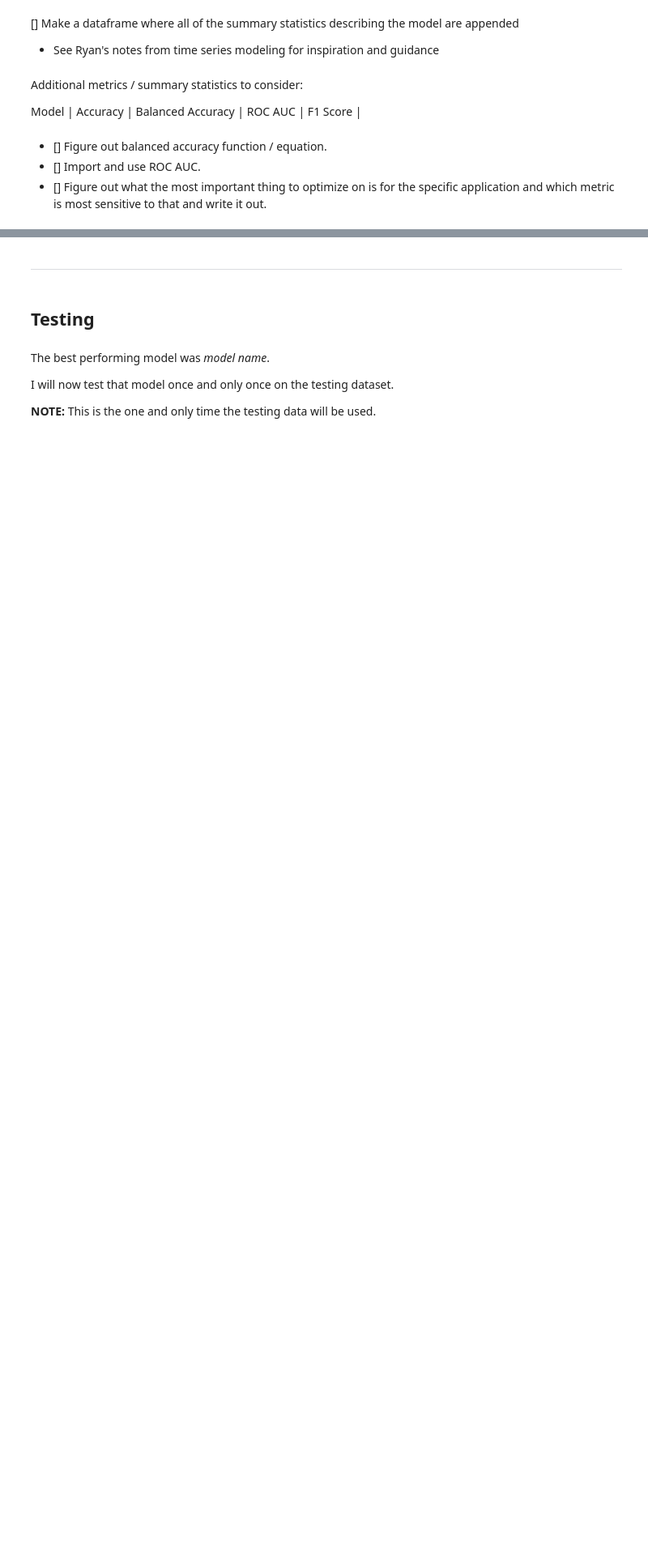
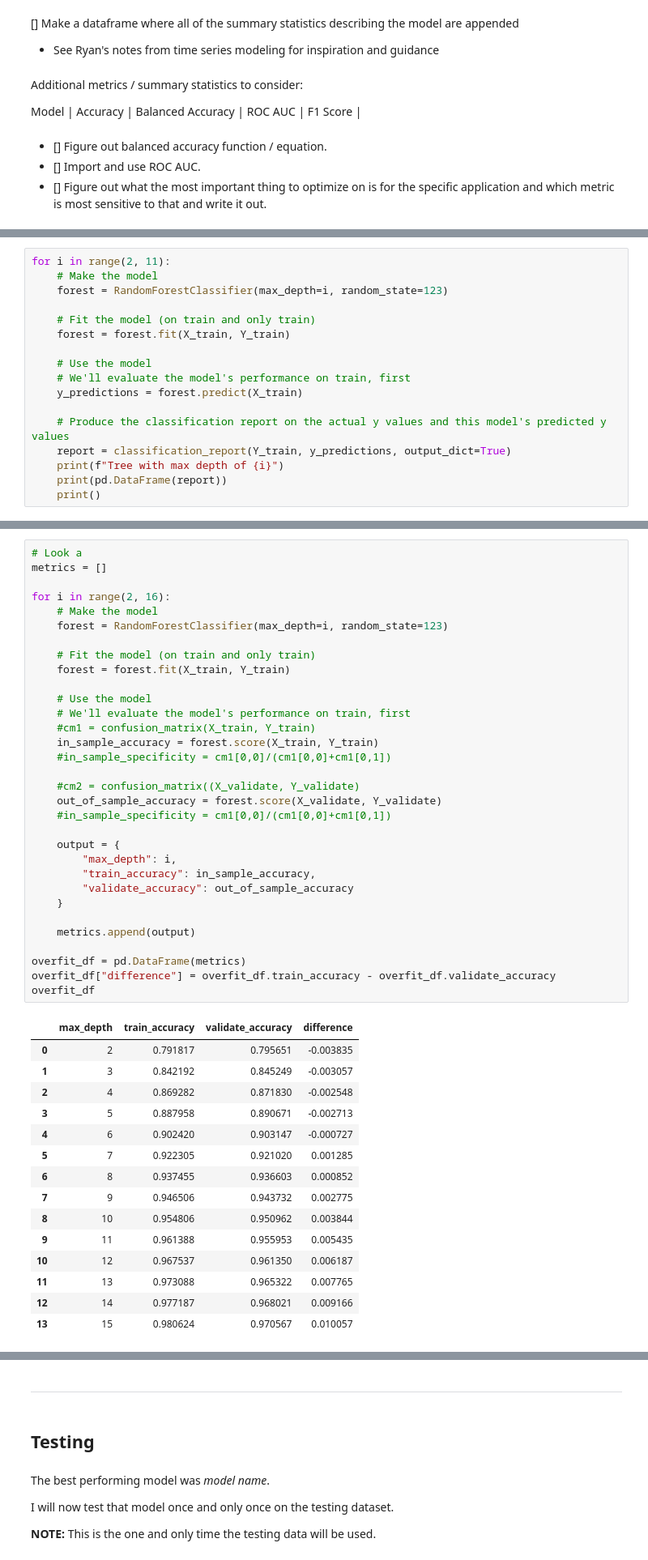
Before and after one commit to Jared-Godar/ecg_anomaly_detection, a Jupyter notebook: report.ipynb, the cells around one changed output, grey strips where cells are left out. Shown at 81% size. Cells and saved outputs as stored; diff of their text form; blank space fills up the shorter version.

```diff
--- a/report.ipynb
+++ b/report.ipynb
@@ -439,0 +489,17 @@ Model                          |   Accuracy |   Balanced Accuracy |   ROC AUC |
+# %%
+for i in range(2, 11):
+    # Make the model
+    forest = RandomForestClassifier(max_depth=i, random_state=123)
+
+    # Fit the model (on train and only train)
+    forest = forest.fit(X_train, Y_train)
+
+    # Use the model
+    # We'll evaluate the model's performance on train, first
+    y_predictions = forest.predict(X_train)
+
+    # Produce the classification report on the actual y values and this model's predicted y values
+    report = classification_report(Y_train, y_predictions, output_dict=True)
+    print(f"Tree with max depth of {i}")
+    print(pd.DataFrame(report))
+    print()
@@ -439,0 +565,48 @@ Model                          |   Accuracy |   Balanced Accuracy |   ROC AUC |
+# %%
+# Look a
+metrics = []
+
+for i in range(2, 16):
+    # Make the model
+    forest = RandomForestClassifier(max_depth=i, random_state=123)
+
+    # Fit the model (on train and only train)
+    forest = forest.fit(X_train, Y_train)
+
+    # Use the model
+    # We'll evaluate the model's performance on train, first
+    #cm1 = confusion_matrix(X_train, Y_train)
+    in_sample_accuracy = forest.score(X_train, Y_train)
+    #in_sample_specificity = cm1[0,0]/(cm1[0,0]+cm1[0,1])
+
+    #cm2 = confusion_matrix((X_validate, Y_validate)
+    out_of_sample_accuracy = forest.score(X_validate, Y_validate)
+    #in_sample_specificity = cm1[0,0]/(cm1[0,0]+cm1[0,1])
+
+    output = {
+        "max_depth": i,
+        "train_accuracy": in_sample_accuracy,
+        "validate_accuracy": out_of_sample_accuracy
+    }
+
+    metrics.append(output)
+
+overfit_df = pd.DataFrame(metrics)
+overfit_df["difference"] = overfit_df.train_accuracy - overfit_df.validate_accuracy
+overfit_df
+# %% [output]
+|  | max_depth | train_accuracy | validate_accuracy | difference |
+| 0 | 2 | 0.791817 | 0.795651 | -0.003835 |
+| 1 | 3 | 0.842192 | 0.845249 | -0.003057 |
+| 2 | 4 | 0.869282 | 0.871830 | -0.002548 |
+| 3 | 5 | 0.887958 | 0.890671 | -0.002713 |
+| 4 | 6 | 0.902420 | 0.903147 | -0.000727 |
+| 5 | 7 | 0.922305 | 0.921020 | 0.001285 |
+| 6 | 8 | 0.937455 | 0.936603 | 0.000852 |
+| 7 | 9 | 0.946506 | 0.943732 | 0.002775 |
+| 8 | 10 | 0.954806 | 0.950962 | 0.003844 |
+| 9 | 11 | 0.961388 | 0.955953 | 0.005435 |
+| 10 | 12 | 0.967537 | 0.961350 | 0.006187 |
+| 11 | 13 | 0.973088 | 0.965322 | 0.007765 |
+| 12 | 14 | 0.977187 | 0.968021 | 0.009166 |
+| 13 | 15 | 0.980624 | 0.970567 | 0.010057 |
```
Also changed, not shown: parts of 28 cells of this notebook, 1 other file.
